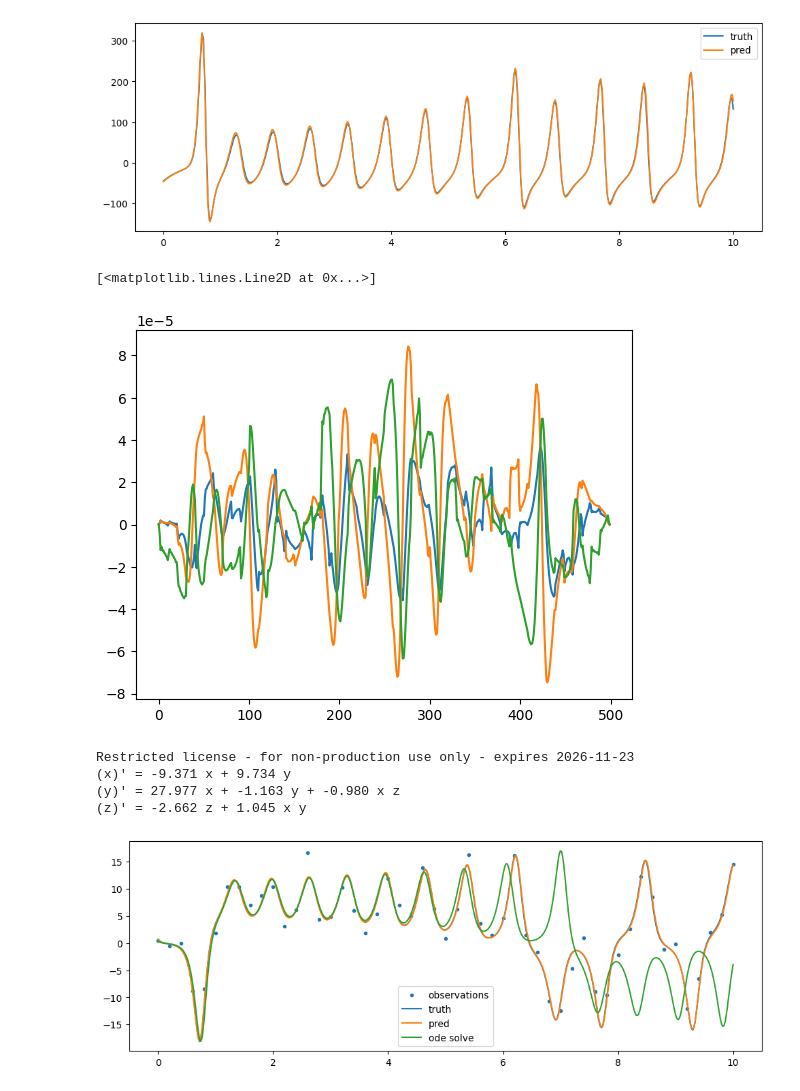
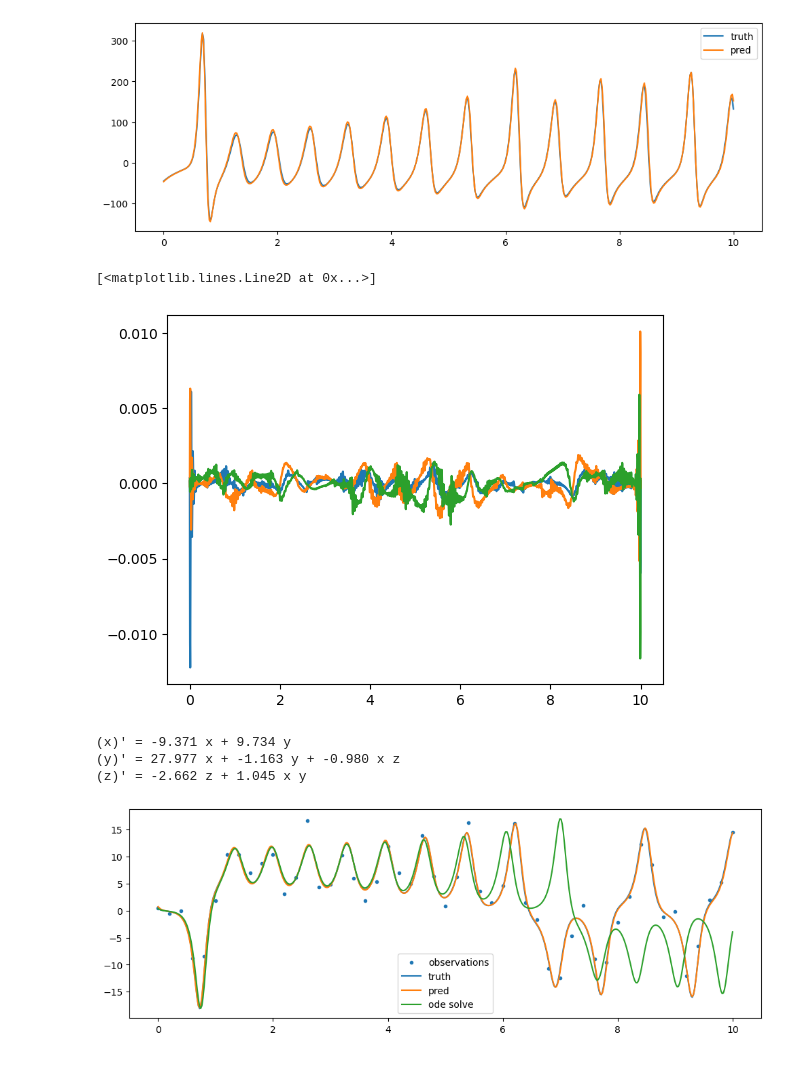
Before and after one commit to AHsu98/jsindy, a Jupyter notebook: notebooks/alex/lorenz_demo.ipynb, the cells around one changed output. Saved outputs shown, nothing was run; the diff lists cells and outputs as text; code cells hidden in the pictures.

```diff
--- a/notebooks/alex/lorenz_demo.ipynb
+++ b/notebooks/alex/lorenz_demo.ipynb
@@ -37,7 +27,7 @@ t0=0
 t1=10.1
 n_train = len(jnp.arange(t0,t1,dt))
 
-n_colloc = 500
+n_colloc = 505
 expdata = exp_data(
     initial_state=initial_state,
     t0=t0,
@@ -94,6 +84,7 @@ model.fit(
     expdata.t_train,
     expdata.x_train,
     t_colloc = expdata.t_colloc,
+    w_colloc = expdata.w_colloc
 )
 
 metrics = {}
@@ -174,12 +165,16 @@ for dim in range(3):
 # %%
 z = model.z
 theta = model.theta
-plt.plot(model.residuals.colloc_residual(z,theta)[::3])
-plt.plot(model.residuals.colloc_residual(z,theta)[1::3])
-plt.plot(model.residuals.colloc_residual(z,theta)[2::3])
+t_fine = jnp.linspace(0.0,10.,2000)
+X_fine = model.predict_state(t_fine,z)
+Xdot_fine = model.traj_model.derivative(t_fine,z)
+colloc_res_fine = model.predict(X_fine,theta) - Xdot_fine
+plt.plot(t_fine,colloc_res_fine[:,0])
+plt.plot(t_fine,colloc_res_fine[:,1])
+plt.plot(t_fine,colloc_res_fine[:,2])
 # %% [output]
 [<matplotlib.lines.Line2D at 0x...>]
-[figure, old version]
+[figure, new version]
 # %%
 t_grid = jnp.linspace(0,10,500)
 
@@ -204,7 +199,6 @@ refit_theta = jnp.array(optimizer.coef_).T
 
 model.print(refit_theta)
 # %% [output]
-Restricted license - for non-production use only - expires 2026-11-23
 (x)' = -9.371 x + 9.734 y
 (y)' = 27.977 x + -1.163 y + -0.980 x z
 (z)' = -2.662 z + 1.045 x y
```
Also changed, not shown: parts of 2 cells of this notebook, 2 other files.
